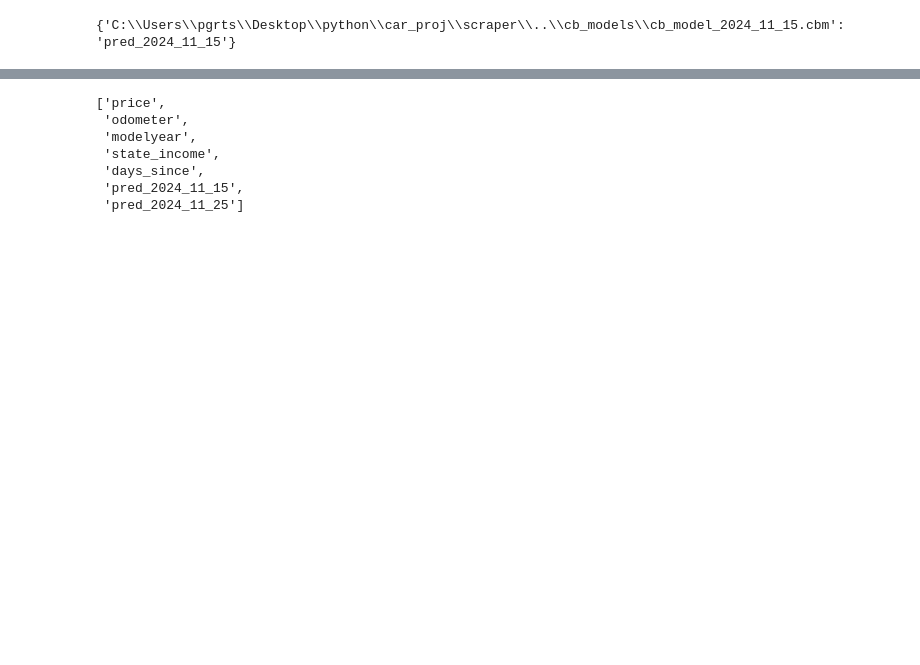
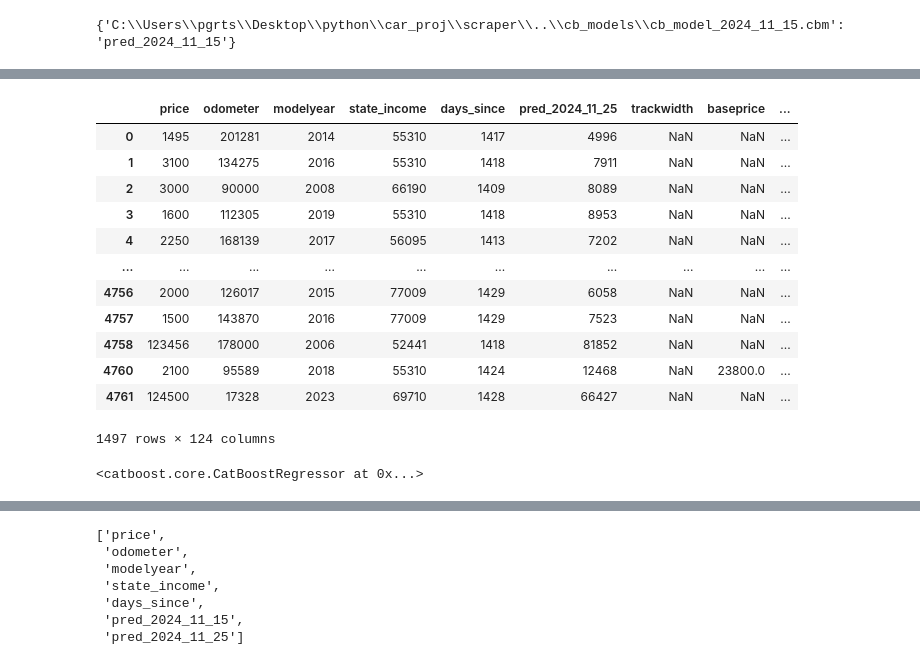
Before and after one commit to pgrts/car_proj, a Jupyter notebook: scraper/clean_preds_repeats.ipynb, the cells around one changed output, grey strips where cells are left out. Drawn from its saved outputs; the diff is of its cells as text; code cells hidden in the pictures; blank space fills up the shorter version.

```diff
--- a/scraper/clean_preds_repeats.ipynb
+++ b/scraper/clean_preds_repeats.ipynb
@@ -1527,3 +1616,25 @@ latest_cbm_files()
+# %%
+bad_df
+# %% [output]
+|  | price | odometer | modelyear | state_income | days_since | pred_2024_11_25 | trackwidth | baseprice | ... |
+| 0 | 1495 | 201281 | 2014 | 55310 | 1417 | 4996 | NaN | NaN | ... |
+| 1 | 3100 | 134275 | 2016 | 55310 | 1418 | 7911 | NaN | NaN | ... |
+| 2 | 3000 | 90000 | 2008 | 66190 | 1409 | 8089 | NaN | NaN | ... |
+| 3 | 1600 | 112305 | 2019 | 55310 | 1418 | 8953 | NaN | NaN | ... |
+| 4 | 2250 | 168139 | 2017 | 56095 | 1413 | 7202 | NaN | NaN | ... |
+| ... | ... | ... | ... | ... | ... | ... | ... | ... | ... |
+| 4756 | 2000 | 126017 | 2015 | 77009 | 1429 | 6058 | NaN | NaN | ... |
+| 4757 | 1500 | 143870 | 2016 | 77009 | 1429 | 7523 | NaN | NaN | ... |
+| 4758 | 123456 | 178000 | 2006 | 52441 | 1418 | 81852 | NaN | NaN | ... |
+| 4760 | 2100 | 95589 | 2018 | 55310 | 1424 | 12468 | NaN | 23800.0 | ... |
+| 4761 | 124500 | 17328 | 2023 | 69710 | 1428 | 66427 | NaN | NaN | ... |
+1497 rows × 124 columns
+# %%
+cbm = CatBoostRegressor()
+#car_test_df,
+cbm.load_model(list(latest_cbm_files().keys())[0])
+# %% [output]
+<catboost.core.CatBoostRegressor at 0x...>
 # %%
 def divert_outliers(df):
 
```
Also changed, not shown: parts of 15 cells of this notebook, 6 other files.
